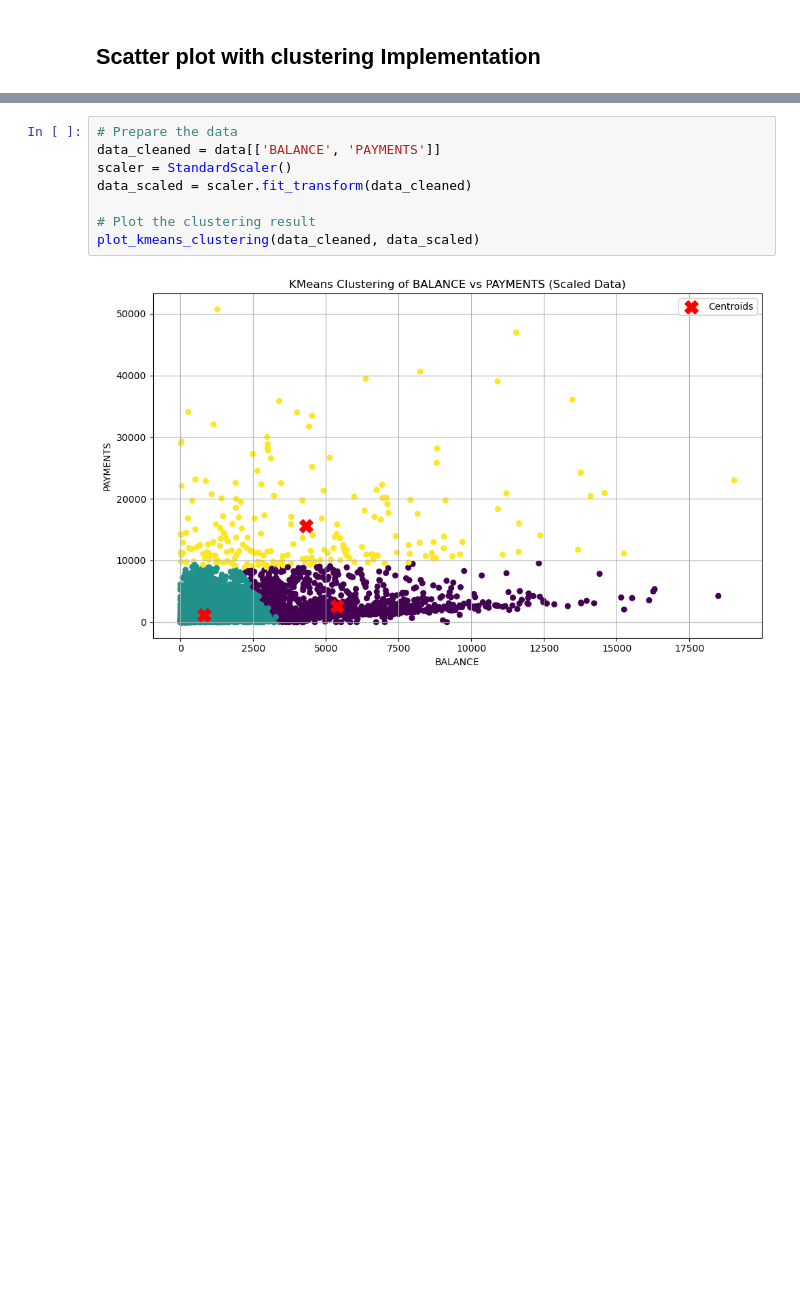
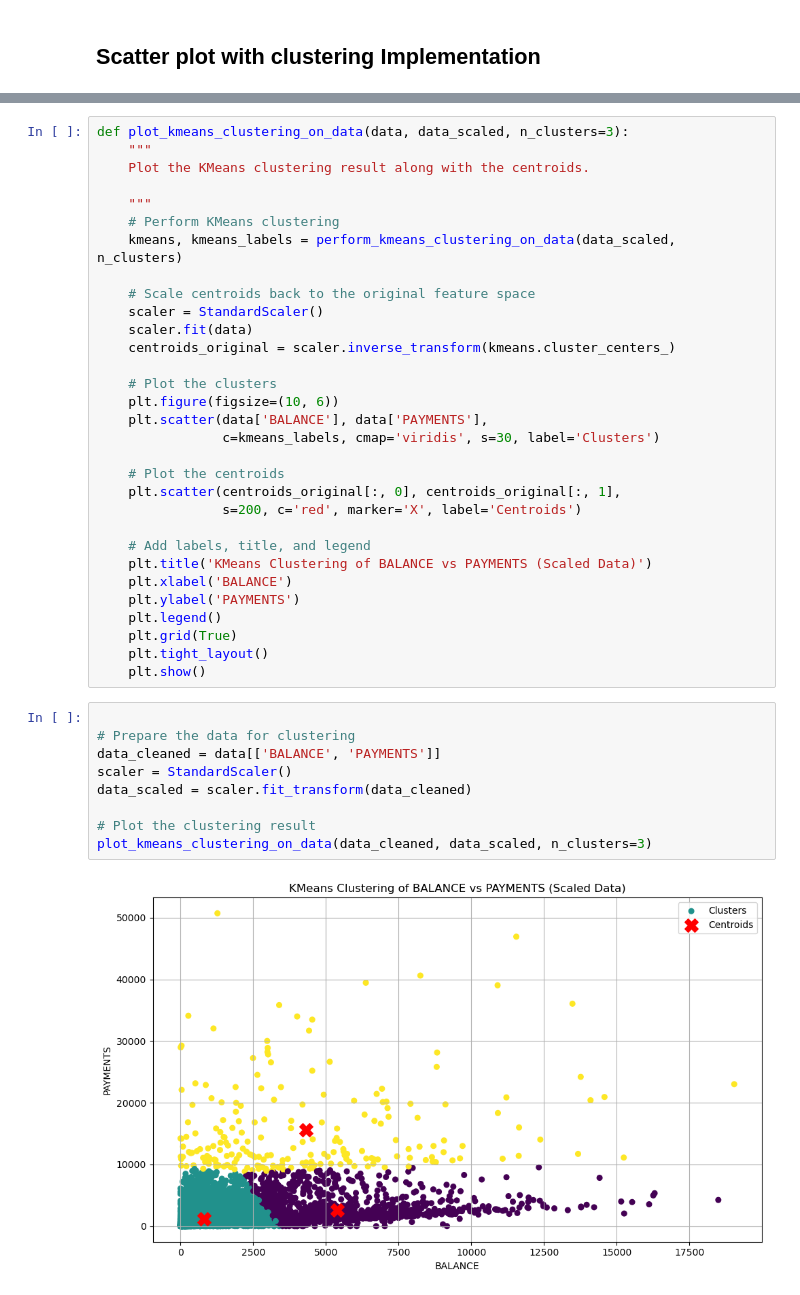
Before and after one commit to aishwarya-shekar-babu/Applied-Datascience-1-Assignment2, a Jupyter notebook: Clustering and fitting-assignment-final.ipynb, the cells around one changed output, grey strips where cells are left out. Cells and saved outputs as stored; diff of their text form; blank space fills up the shorter version.

```diff
--- a/Clustering and fitting-assignment-final.ipynb
+++ b/Clustering and fitting-assignment-final.ipynb
@@ -437,10 +453,42 @@ def plot_kmeans_clustering(data, data_scaled):
-# %%
-# Prepare the data
-data_cleaned = data[['BALANCE', 'PAYMENTS']]
-scaler = StandardScaler()
-data_scaled = scaler.fit_transform(data_cleaned)
-
-# Plot the clustering result
-plot_kmeans_clustering(data_cleaned, data_scaled)
-# %% [output]
-[figure, removed]
+# %%
+def plot_kmeans_clustering_on_data(data, data_scaled, n_clusters=3):
+    """
+    Plot the KMeans clustering result along with the centroids.
+
+    """
+    # Perform KMeans clustering
+    kmeans, kmeans_labels = perform_kmeans_clustering_on_data(data_scaled, n_clusters)
+
+    # Scale centroids back to the original feature space
+    scaler = StandardScaler()
+    scaler.fit(data)
+    centroids_original = scaler.inverse_transform(kmeans.cluster_centers_)
+
+    # Plot the clusters
+    plt.figure(figsize=(10, 6))
+    plt.scatter(data['BALANCE'], data['PAYMENTS'],
+                c=kmeans_labels, cmap='viridis', s=30, label='Clusters')
+
+    # Plot the centroids
+    plt.scatter(centroids_original[:, 0], centroids_original[:, 1],
+                s=200, c='red', marker='X', label='Centroids')
+
+    # Add labels, title, and legend
+    plt.title('KMeans Clustering of BALANCE vs PAYMENTS (Scaled Data)')
+    plt.xlabel('BALANCE')
+    plt.ylabel('PAYMENTS')
+    plt.legend()
+    plt.grid(True)
+    plt.tight_layout()
+    plt.show()
+# %%
+
+# Prepare the data for clustering
+data_cleaned = data[['BALANCE', 'PAYMENTS']]
+scaler = StandardScaler()
+data_scaled = scaler.fit_transform(data_cleaned)
+
+# Plot the clustering result
+plot_kmeans_clustering_on_data(data_cleaned, data_scaled, n_clusters=3)
+# %% [output]
+[figure, added]
```
Also changed, not shown: parts of 12 cells of this notebook.
